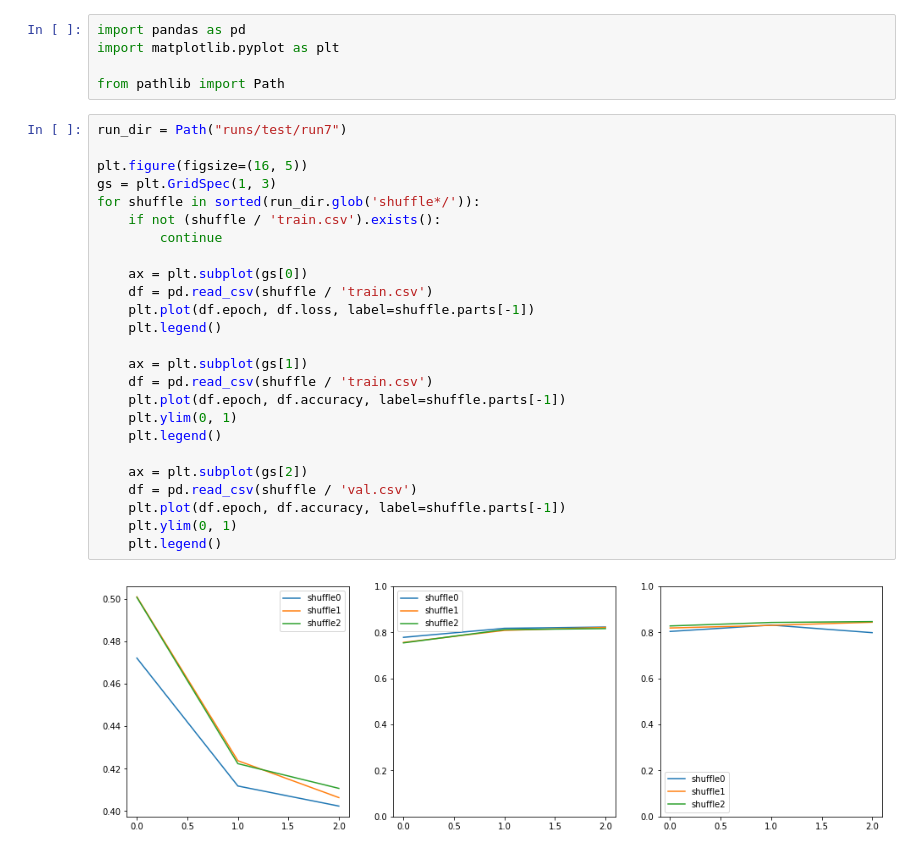
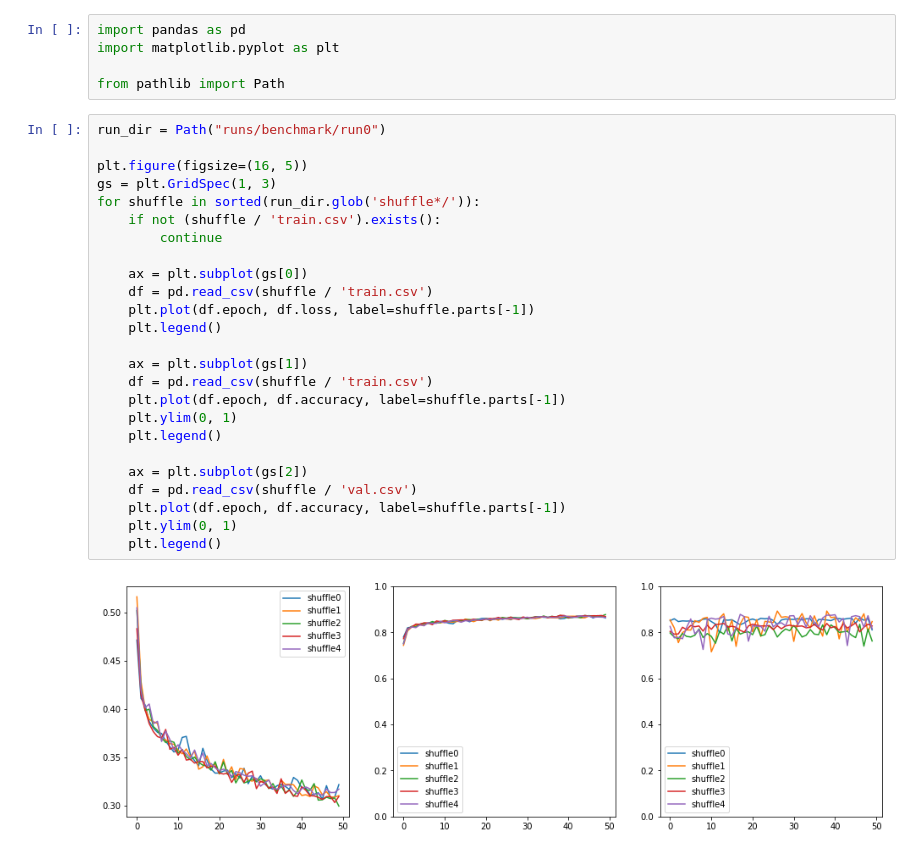
Before and after one commit to A-Telfer/mouse-facial-expressions, a Jupyter notebook: hohlbaum_black_mouse_dataset/plot.ipynb, the cells around one changed output. Saved outputs shown, nothing was run; the diff lists cells and outputs as text.

```diff
--- a/hohlbaum_black_mouse_dataset/plot.ipynb
+++ b/hohlbaum_black_mouse_dataset/plot.ipynb
@@ -4,29 +4,29 @@ import matplotlib.pyplot as plt
 
 from pathlib import Path
 # %%
-run_dir = Path("runs/test/run7")
+run_dir = Path("runs/benchmark/run0")
 
 plt.figure(figsize=(16, 5))
 gs = plt.GridSpec(1, 3)
 for shuffle in sorted(run_dir.glob('shuffle*/')):
     if not (shuffle / 'train.csv').exists():
         continue
 
     ax = plt.subplot(gs[0])
     df = pd.read_csv(shuffle / 'train.csv')
     plt.plot(df.epoch, df.loss, label=shuffle.parts[-1])
     plt.legend()
 
     ax = plt.subplot(gs[1])
     df = pd.read_csv(shuffle / 'train.csv')
     plt.plot(df.epoch, df.accuracy, label=shuffle.parts[-1])
     plt.ylim(0, 1)
     plt.legend()
 
     ax = plt.subplot(gs[2])
     df = pd.read_csv(shuffle / 'val.csv')
     plt.plot(df.epoch, df.accuracy, label=shuffle.parts[-1])
     plt.ylim(0, 1)
     plt.legend()
 # %% [output]
-[figure, old version]
+[figure, new version]
```
Also changed, not shown: 4 other files.
